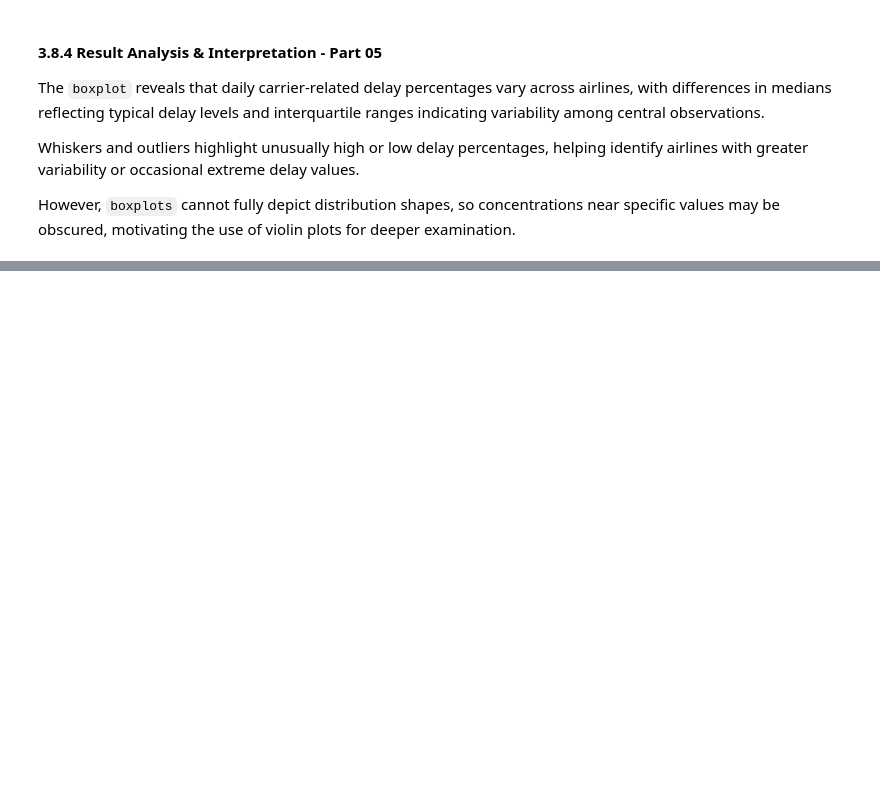
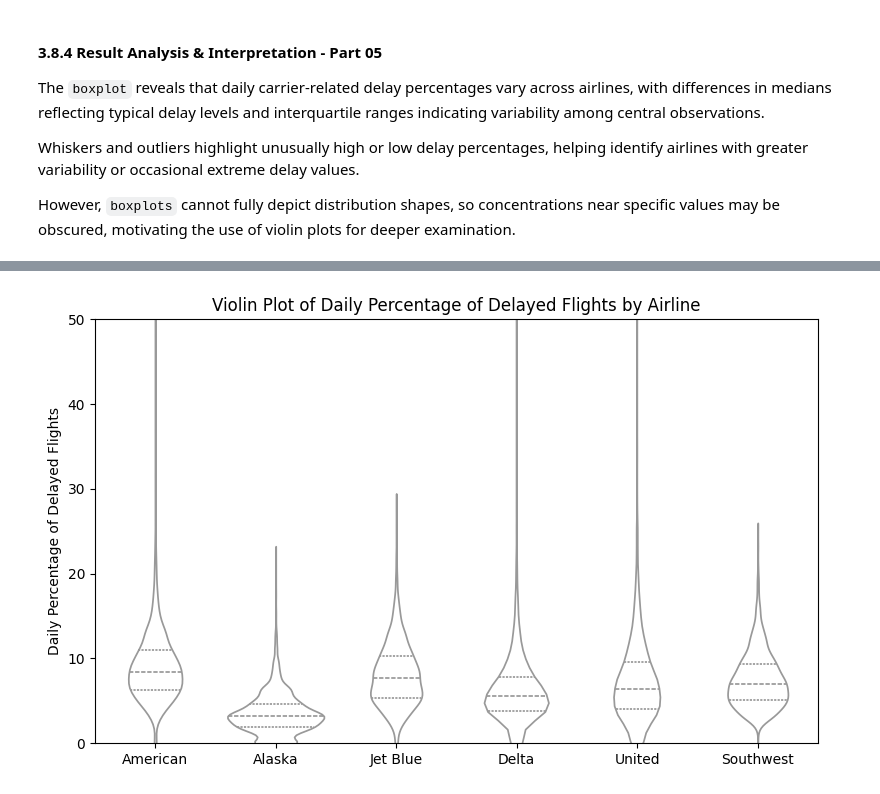
Before and after one commit to kinanpta/Practical-Statistics-for-Data-Scientists, a Jupyter notebook: Chapter01_Exploratory_Data_Analysis.ipynb, the cells around one changed output, grey strips where cells are left out. Cells and saved outputs as stored; diff of their text form; code cells hidden in the pictures; blank space fills up the shorter version.

```diff
--- a/Chapter01_Exploratory_Data_Analysis.ipynb
+++ b/Chapter01_Exploratory_Data_Analysis.ipynb
@@ -1155,0 +1178,22 @@ However, `boxplots` cannot fully depict distribution shapes, so concentrations n
+# %%
+airlineStats = pd.read_csv("datasets/airline_stats.csv")
+fig, ax = plt.subplots(figsize=(8, 5))
+
+sns.violinplot(
+    data = airlineStats,
+    x = "airline",
+    y = "pct_carrier_delay",
+    inner = "quartile",
+    color = "white",
+    ax = ax
+)
+
+ax.set_title("Violin Plot of Daily Percentage of Delayed Flights by Airline")
+ax.set_xlabel("")
+ax.set_ylabel("Daily Percentage of Delayed Flights")
+ax.set_ylim(0, 50)
+
+plt.tight_layout()
+plt.show()
+# %% [output]
+[figure, added]
```
Also changed, not shown: parts of 9 cells of this notebook.
